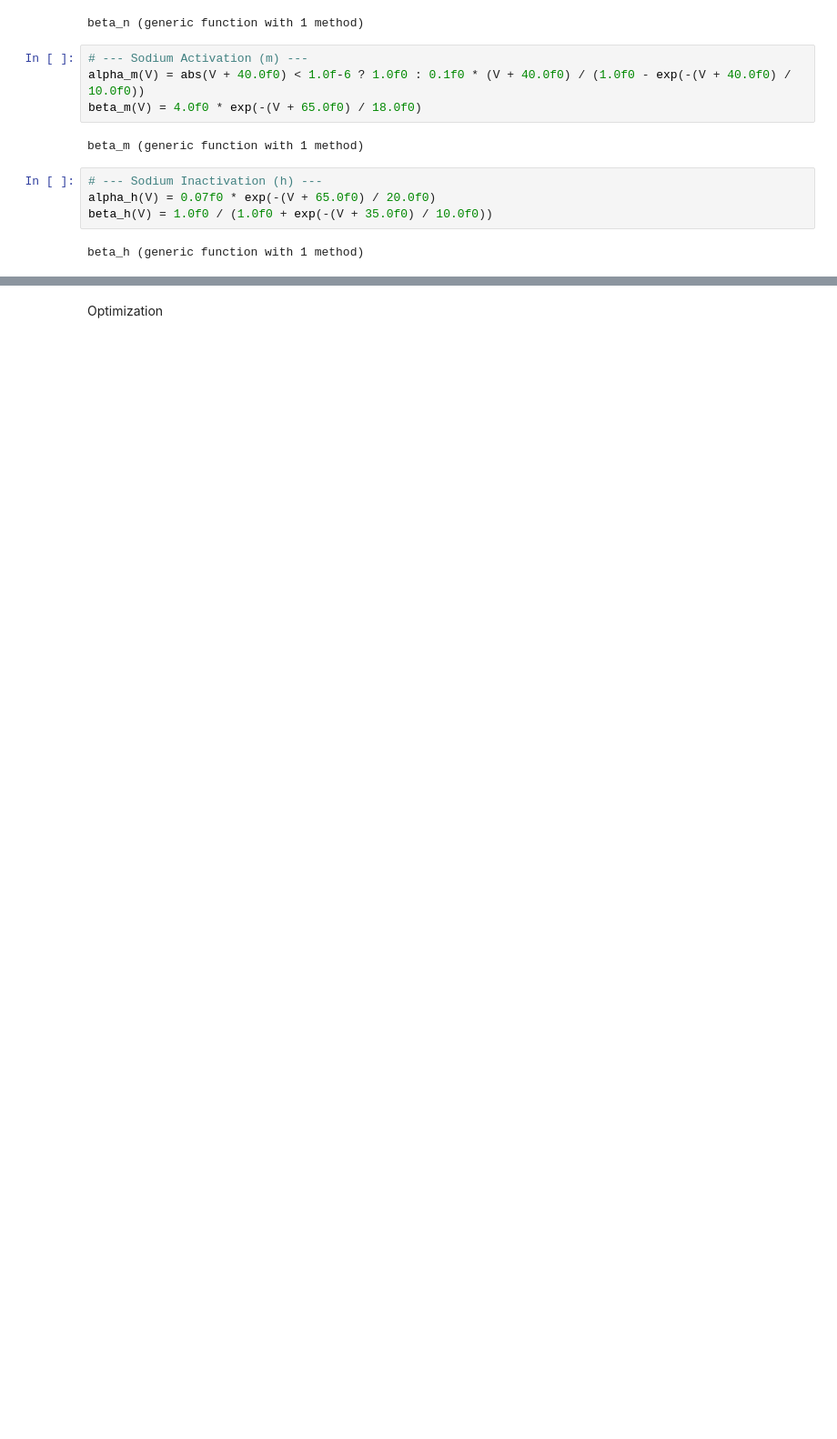
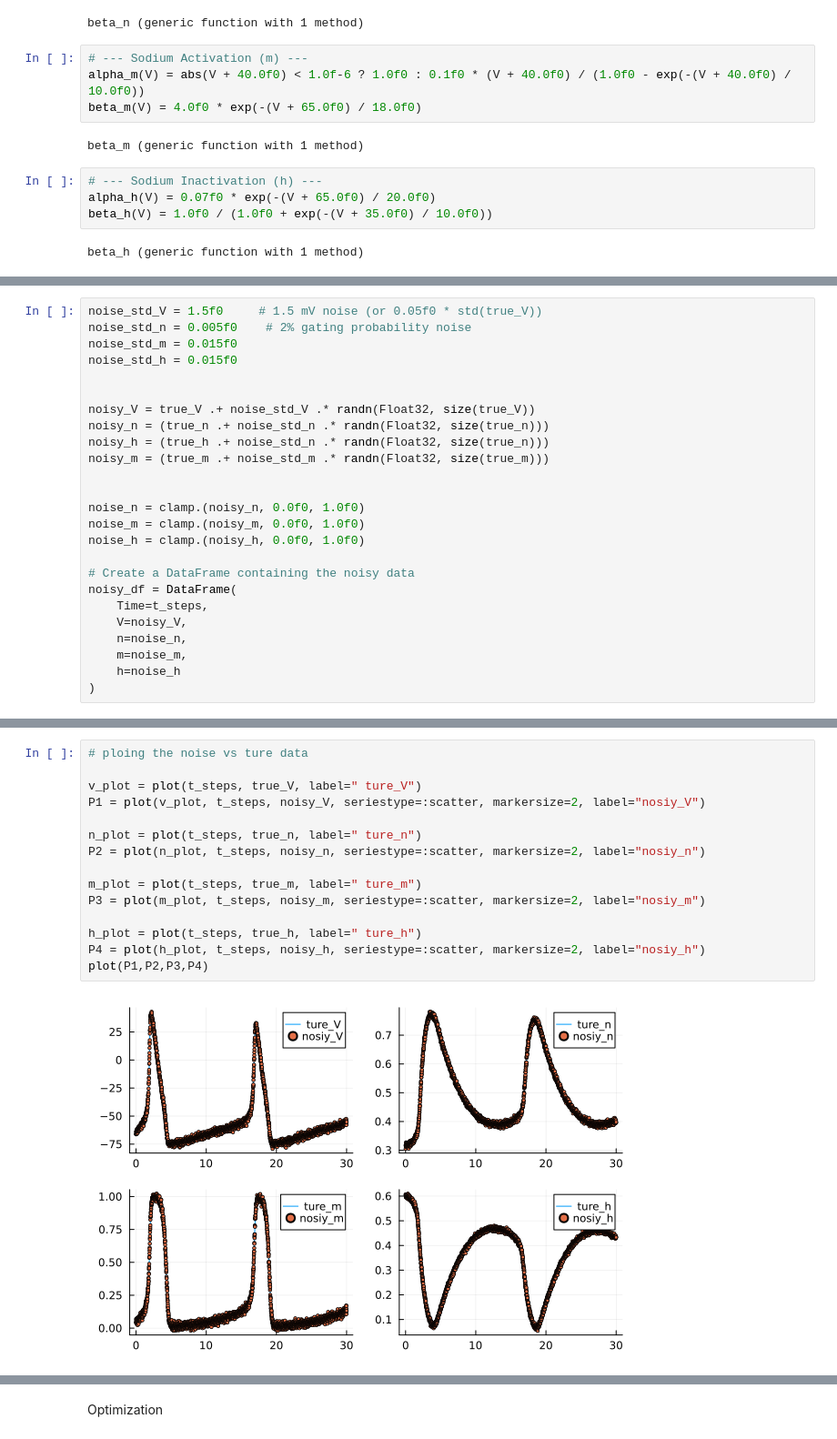
Before and after one commit to Nirbhay0007/Ude_HH_model, a Jupyter notebook: HH_ude_model.ipynb, the cells around one changed output, grey strips where cells are left out. Shown at 91% size. Saved outputs shown, nothing was run; the diff lists cells and outputs as text; blank space fills up the shorter version.

```diff
--- a/HH_ude_model.ipynb
+++ b/HH_ude_model.ipynb
@@ -43,0 +95,25 @@ TaskLocalRNG()
+# %%
+noise_std_V = 1.5f0     # 1.5 mV noise (or 0.05f0 * std(true_V))
+noise_std_n = 0.005f0    # 2% gating probability noise
+noise_std_m = 0.015f0
+noise_std_h = 0.015f0
+
+
+noisy_V = true_V .+ noise_std_V .* randn(Float32, size(true_V))
+noisy_n = (true_n .+ noise_std_n .* randn(Float32, size(true_n)))
+noisy_h = (true_h .+ noise_std_n .* randn(Float32, size(true_n)))
+noisy_m = (true_m .+ noise_std_m .* randn(Float32, size(true_m)))
+
+
+noise_n = clamp.(noisy_n, 0.0f0, 1.0f0)
+noise_m = clamp.(noisy_m, 0.0f0, 1.0f0)
+noise_h = clamp.(noisy_h, 0.0f0, 1.0f0)
+
+# Create a DataFrame containing the noisy data
+noisy_df = DataFrame(
+    Time=t_steps,
+    V=noisy_V,
+    n=noise_n,
+    m=noise_m,
+    h=noise_h
+)
@@ -43,0 +151,17 @@ TaskLocalRNG()
+# %%
+# ploing the noise vs ture data
+
+v_plot = plot(t_steps, true_V, label=" ture_V")
+P1 = plot(v_plot, t_steps, noisy_V, seriestype=:scatter, markersize=2, label="nosiy_V")
+
+n_plot = plot(t_steps, true_n, label=" ture_n")
+P2 = plot(n_plot, t_steps, noisy_n, seriestype=:scatter, markersize=2, label="nosiy_n")
+
+m_plot = plot(t_steps, true_m, label=" ture_m")
+P3 = plot(m_plot, t_steps, noisy_m, seriestype=:scatter, markersize=2, label="nosiy_m")
+
+h_plot = plot(t_steps, true_h, label=" ture_h")
+P4 = plot(h_plot, t_steps, noisy_h, seriestype=:scatter, markersize=2, label="nosiy_h")
+plot(P1,P2,P3,P4)
+# %% [output]
+[figure, added]
```
Also changed, not shown: parts of 39 cells of this notebook, 4 other files.
